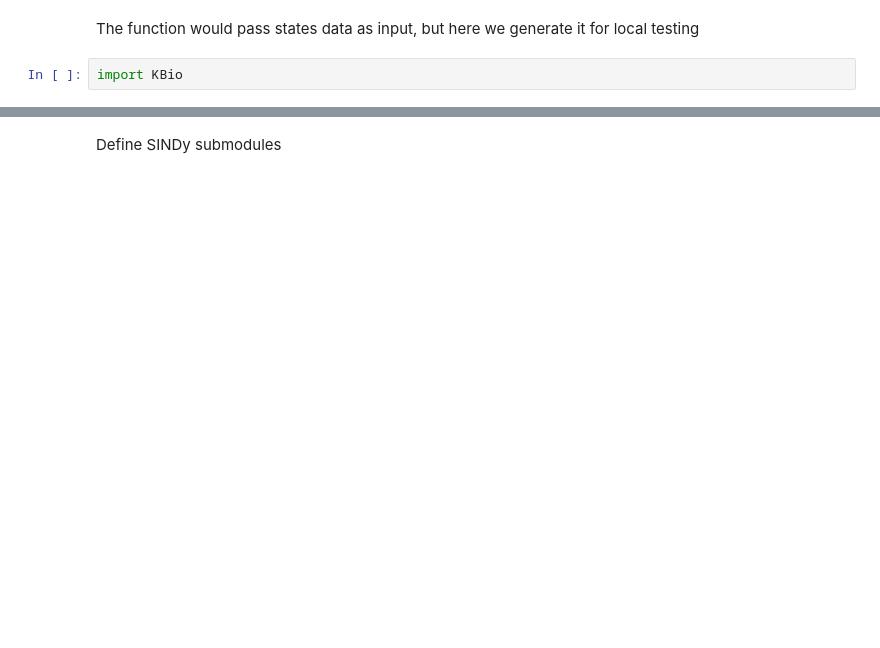
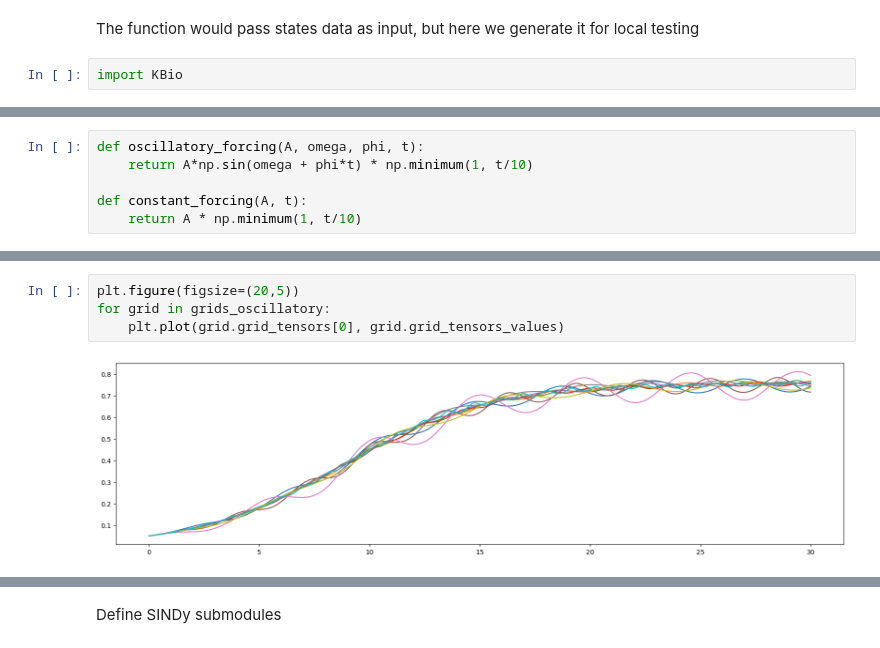
Before and after one commit to MKupperman/KernelPDEforBioProject, a Jupyter notebook: Notebooks/demo_SINDy.ipynb, the cells around one changed output, grey strips where cells are left out. Saved outputs shown, nothing was run; the diff lists cells and outputs as text; blank space fills up the shorter version.

```diff
--- a/Notebooks/demo_SINDy.ipynb
+++ b/Notebooks/demo_SINDy.ipynb
@@ -134,0 +147,6 @@ X = [I,t] # not sure if this is the right code, but need to assemble a matrix wi
+# %%
+def oscillatory_forcing(A, omega, phi, t):
+    return A*np.sin(omega + phi*t) * np.minimum(1, t/10)
+
+def constant_forcing(A, t):
+    return A * np.minimum(1, t/10)
@@ -134,0 +169,6 @@ X = [I,t] # not sure if this is the right code, but need to assemble a matrix wi
+# %%
+plt.figure(figsize=(20,5))
+for grid in grids_oscillatory:
+    plt.plot(grid.grid_tensors[0], grid.grid_tensors_values)
+# %% [output]
+[figure, added]
```
Also changed, not shown: parts of 13 cells of this notebook.
